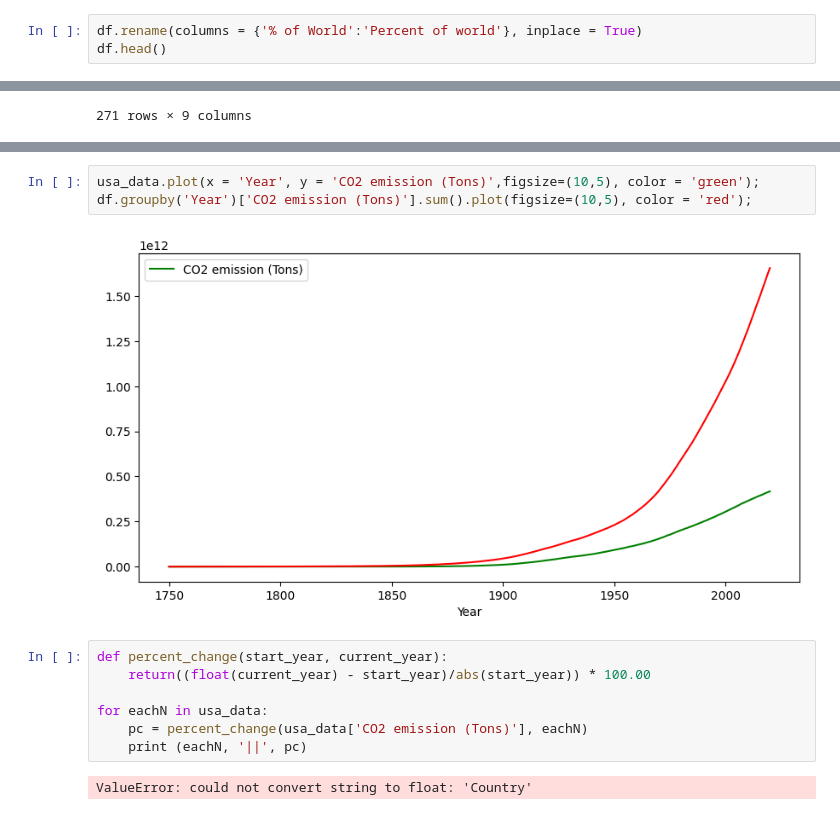
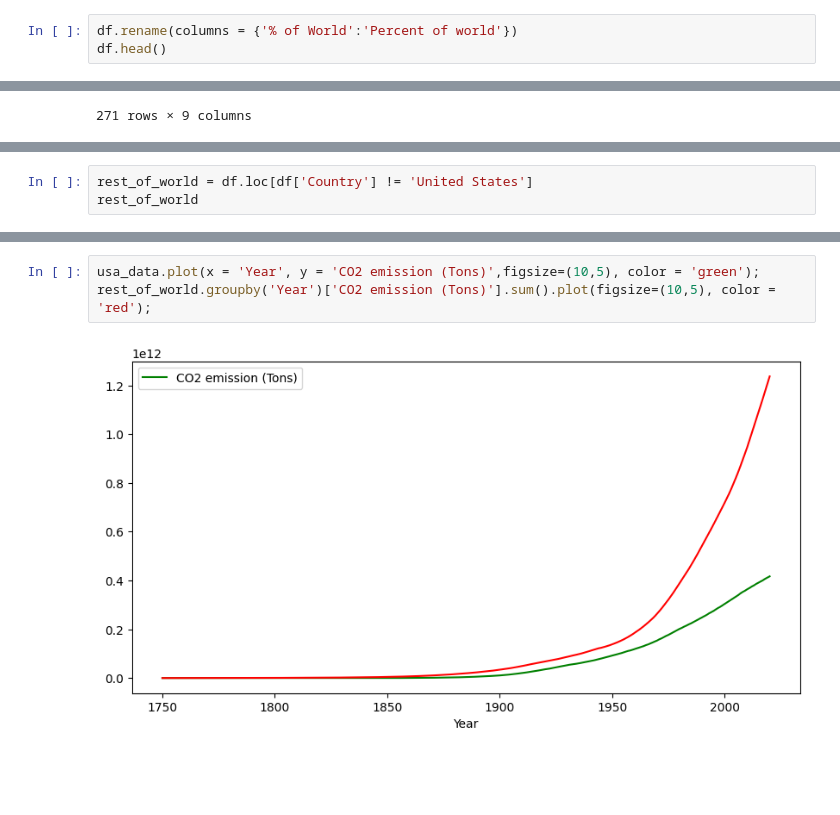
Before and after one commit to DanielBrechner/World-CO2-Emissions-Analysis, a Jupyter notebook: app.ipynb, the cells around one changed output, grey strips where cells are left out. Saved outputs shown, nothing was run; the diff lists cells and outputs as text; blank space fills up the shorter version.

Commit message:
us vs rest of world graph fix

```diff
--- a/app.ipynb
+++ b/app.ipynb
@@ -85,7 +85,7 @@ memory usage: 4.1+ MB
 # %% [markdown]
 Changing column name from '% of World' to 'Percent of world' for readability
 # %%
-df.rename(columns = {'% of World':'Percent of world'}, inplace = True)
+df.rename(columns = {'% of World':'Percent of world'})
 df.head()
 # %% [output]
 |  | Country | Code | Calling Code | Year | CO2 emission (Tons) | Population(2022) | Area | ... |
@@ -147,0 +148,3 @@ Comparision between US and World CO2 Emissions (1750-2020)
+# %%
+rest_of_world = df.loc[df['Country'] != 'United States']
+rest_of_world
@@ -148,14 +165,5 @@ Comparision between US and World CO2 Emissions (1750-2020)
 # %%
 usa_data.plot(x = 'Year', y = 'CO2 emission (Tons)',figsize=(10,5), color = 'green');
-df.groupby('Year')['CO2 emission (Tons)'].sum().plot(figsize=(10,5), color = 'red');
+rest_of_world.groupby('Year')['CO2 emission (Tons)'].sum().plot(figsize=(10,5), color = 'red');
 # %% [output]
-[figure, old version]
+[figure, new version]
-# %%
-def percent_change(start_year, current_year):
-    return((float(current_year) - start_year)/abs(start_year)) * 100.00
-
-for eachN in usa_data:
-    pc = percent_change(usa_data['CO2 emission (Tons)'], eachN)
-    print (eachN, '||', pc)
-# %% [output]
-ValueError: could not convert string to float: 'Country'
```
Also changed, not shown: parts of 5 cells of this notebook.
